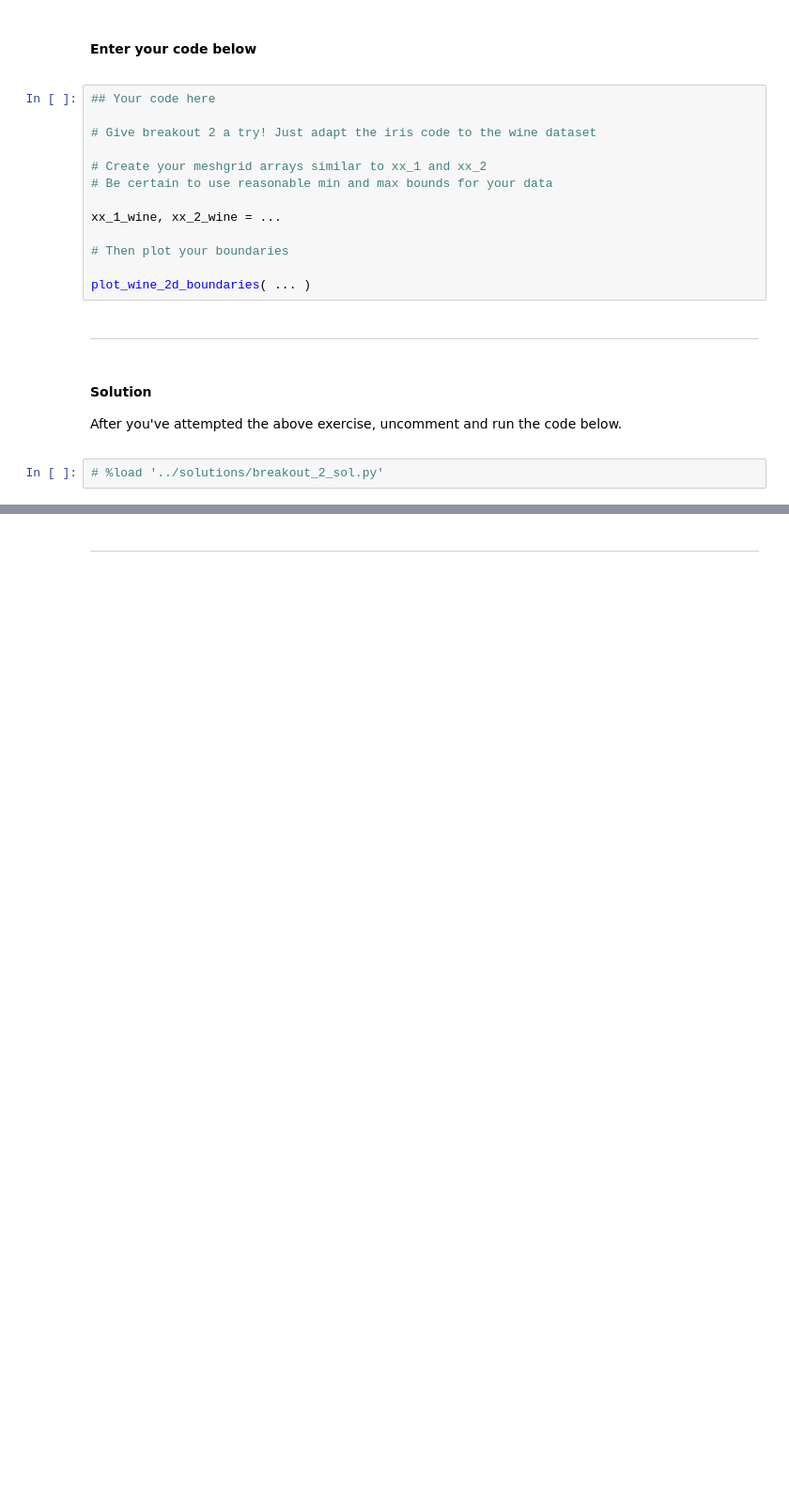
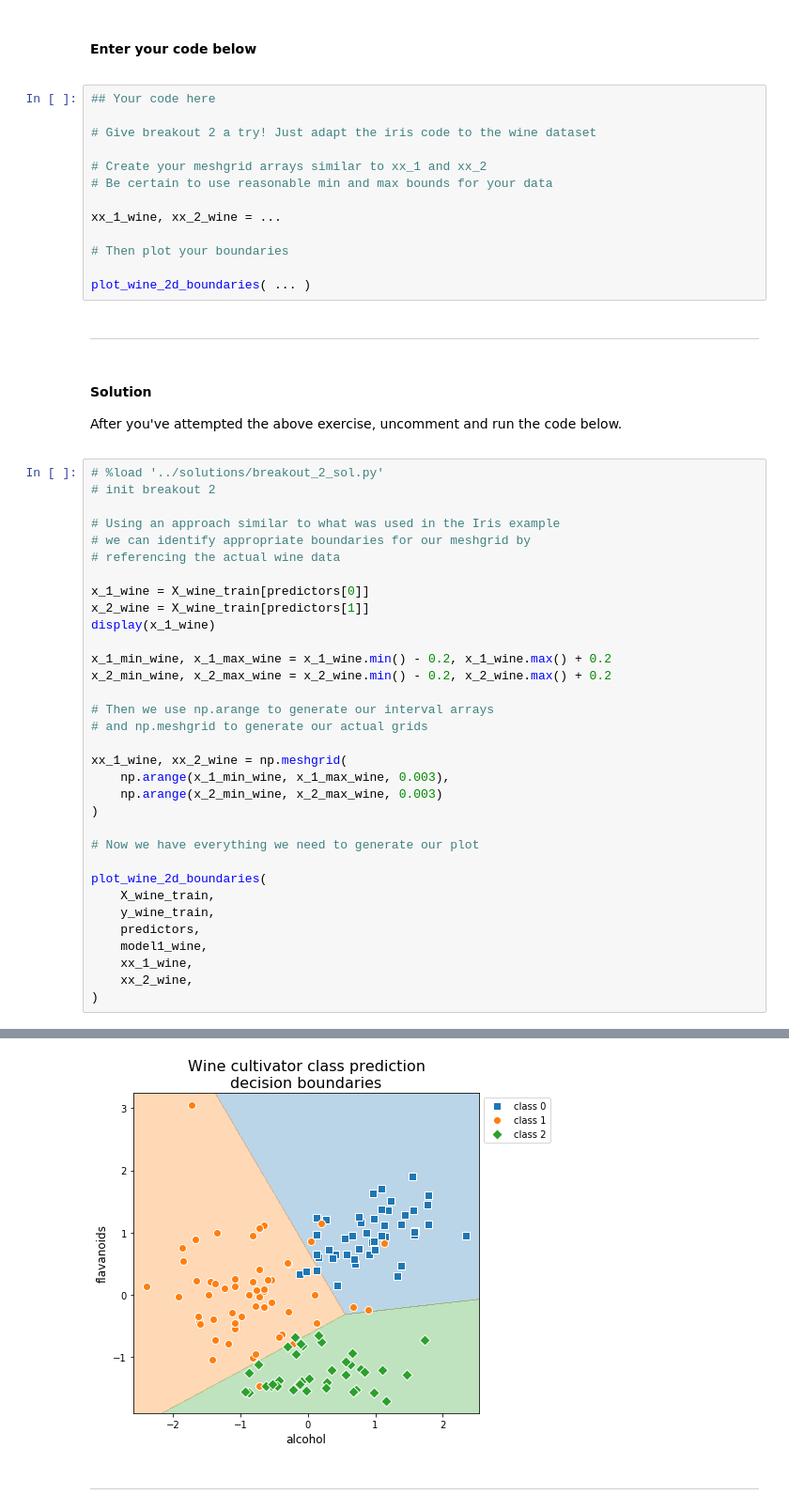
Before and after one commit to Harvard-IACS/2020-CS109A, a Jupyter notebook: docs/sections/section5/notebook/cs109a_section_5.ipynb, the cells around one changed output, grey strips where cells are left out. Shown at 94% size. Drawn from its saved outputs; the diff is of its cells as text; blank space fills up the shorter version.

```diff
--- a/docs/sections/section5/notebook/cs109a_section_5.ipynb
+++ b/docs/sections/section5/notebook/cs109a_section_5.ipynb
@@ -1226,5 +1294,37 @@ plot_wine_2d_boundaries( ... )
 After you've attempted the above exercise, uncomment and run the code below.
 
 </div>
-# %%
-# %load '../solutions/breakout_2_sol.py'
+# %%
+# %load '../solutions/breakout_2_sol.py'
+# init breakout 2
+
+# Using an approach similar to what was used in the Iris example
+# we can identify appropriate boundaries for our meshgrid by
+# referencing the actual wine data
+
+x_1_wine = X_wine_train[predictors[0]]
+x_2_wine = X_wine_train[predictors[1]]
+display(x_1_wine)
+
+x_1_min_wine, x_1_max_wine = x_1_wine.min() - 0.2, x_1_wine.max() + 0.2
+x_2_min_wine, x_2_max_wine = x_2_wine.min() - 0.2, x_2_wine.max() + 0.2
+
+# Then we use np.arange to generate our interval arrays
+# and np.meshgrid to generate our actual grids
+
+xx_1_wine, xx_2_wine = np.meshgrid(
+    np.arange(x_1_min_wine, x_1_max_wine, 0.003),
+    np.arange(x_2_min_wine, x_2_max_wine, 0.003)
+)
+
+# Now we have everything we need to generate our plot
+
+plot_wine_2d_boundaries(
+    X_wine_train,
+    y_wine_train,
+    predictors,
+    model1_wine,
+    xx_1_wine,
+    xx_2_wine,
+)
+# %% [output]
@@ -1231,3 +1343,4 @@ After you've attempted the above exercise, uncomment and run the code below.
+[figure, added]
 # %% [markdown]
 -----
 # %% [markdown]
```
Also changed, not shown: parts of 20 cells of this notebook, 27 other files.
